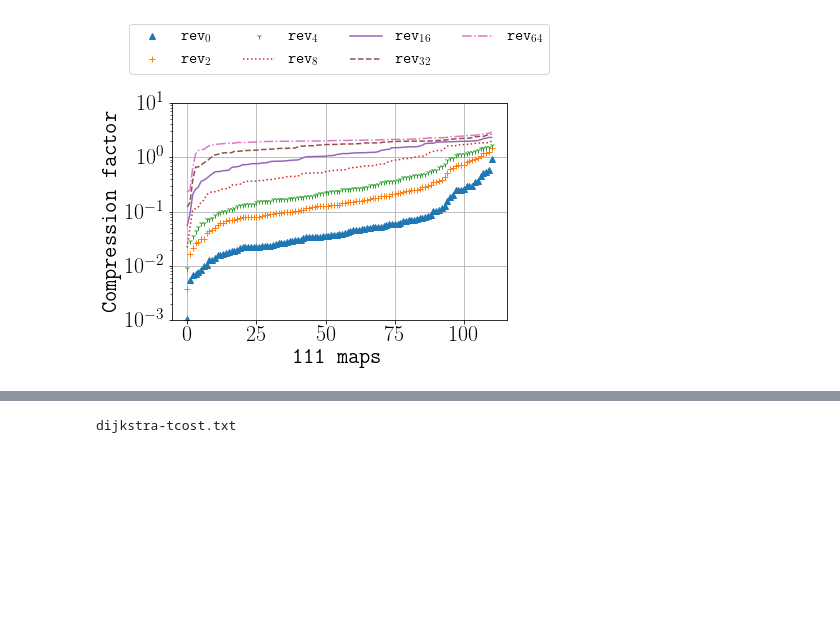
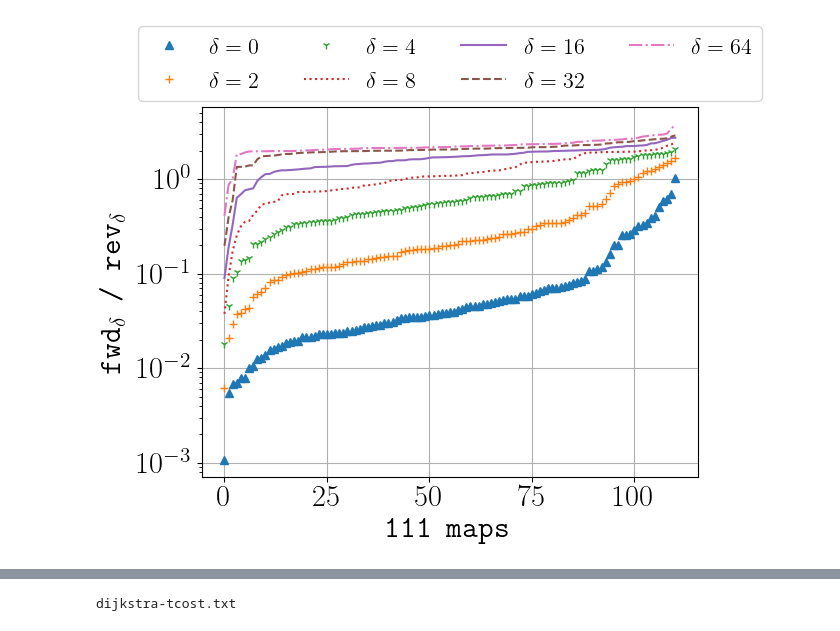
Before and after one commit to eggeek/CPD-Hsymbol-Wildcard, a Jupyter notebook: analysis/experiment.ipynb, the cells around one changed output, grey strips where cells are left out. Saved outputs shown, nothing was run; the diff lists cells and outputs as text; code cells hidden in the pictures; blank space fills up the shorter version.

```diff
--- a/analysis/experiment.ipynb
+++ b/analysis/experiment.ipynb
@@ -396,3 +606,5 @@ vary_r_cpd(focal, col='step-cost').round(6)
 # %%
 size = load_size("../analysis/size_all.txt")
 size['size'] = size['size'].astype(float)
+size['mtype'] = size['map'].apply(lambda x: mtype(x))
+idx = size.set_index(['map', 'r', 'itype'])
@@ -404,5 +784,5 @@ game_sz = size[size['map'].apply(lambda x: mtype(x) == 'game')]
 # %%
-def vary_r_size(size_df, index=['map']):
+def vary_r_size(size_df, index=['map', 'mtype']):
     gr_size = size_df.groupby(["r", "itype"])
     tmps = []
     keys = sorted(gr_size.groups.keys())
@@ -449,0 +829,6 @@ plot_graph(xlabel='111 maps', ylabel=ylabel, xs=xs, ys=ys,
+# %%
+t2 = pd.DataFrame()
+for i in [0, 2, 4, 8, 16, 32, 64]:
+    k0 = 'size-forward-0'
+    k = 'size-backward-%d' % i
+    t2[i] = t[k0].values / t[k].values
@@ -449,0 +862,7 @@ plot_graph(xlabel='111 maps', ylabel=ylabel, xs=xs, ys=ys,
+# %%
+t3 = pd.DataFrame()
+for i in [0, 2, 4, 8, 16, 32, 64]:
+    k0 = 'size-forward-0'
+    k = 'size-forward-%d' % i
+    t3[i] = t[k0].values / t[k].values
+t3.describe().round(3).T
@@ -450,25 +905,27 @@ plot_graph(xlabel='111 maps', ylabel=ylabel, xs=xs, ys=ys,
 # %%
-ut.styles['rev$_{64}$'] = '-.'
-ut.styles['rev$_{32}$'] = '--'
-ut.styles['rev$_{16}$'] = '-'
-ut.styles['rev$_{8}$'] = ':'
-ut.styles['rev$_{4}$'] = '1'
-ut.styles['rev$_{2}$'] = '+'
-ut.styles['rev$_{0}$'] = '^'
+ut.styles['$\delta=64$'] = '-.'
+ut.styles['$\delta=32$'] = '--'
+ut.styles['$\delta=16$$'] = '-'
+ut.styles['$\delta=8$'] = ':'
+ut.styles['$\delta=4$'] = '1'
+ut.styles['$\delta=2$'] = '+'
+ut.styles['$\delta=0$'] = '^'
 xs, ys, labels = [], [], []
 #ylabel = '|fwd$_\delta$| vs |rev$_\delta$|'
-ylabel = 'Compression factor'
+ylabel = 'fwd$_\delta$ / rev$_\delta$'
 for i in [0, 2, 4, 8, 16, 32, 64]:
     for j in ["backward"]:
         k0 = 'size-forward-%d' % i
         k = 'size-%s-%d' % (j, i)
         xs.append(range(t[k].size))
         ys.append(sorted(t[k0].values / t[k].values))
-        labels.append('%s$_{%d}$' % ("rev", i))
+        labels.append('$\delta=%d$' % i)
 plot_graph(xlabel='111 maps', ylabel=ylabel, xs=xs, ys=ys, yscale='log',
-           labels=labels, ylim=[0.001, 10], saveto='./pics/fwd-bwd.pdf')
+#           yticks=(np.arange(0,4), [str(i) for i in range(5)]),
+           labels=labels, saveto='./pics/fwd-bwd.pdf',
+           bbox_to_anchor=(0.5, 1.25))
 # %% [output]
-[figure, old version]
+[figure, new version]
 # %%
 print(
 pd.DataFrame.from_dict({
```
Also changed, not shown: parts of 127 cells of this notebook, 12 other files.
